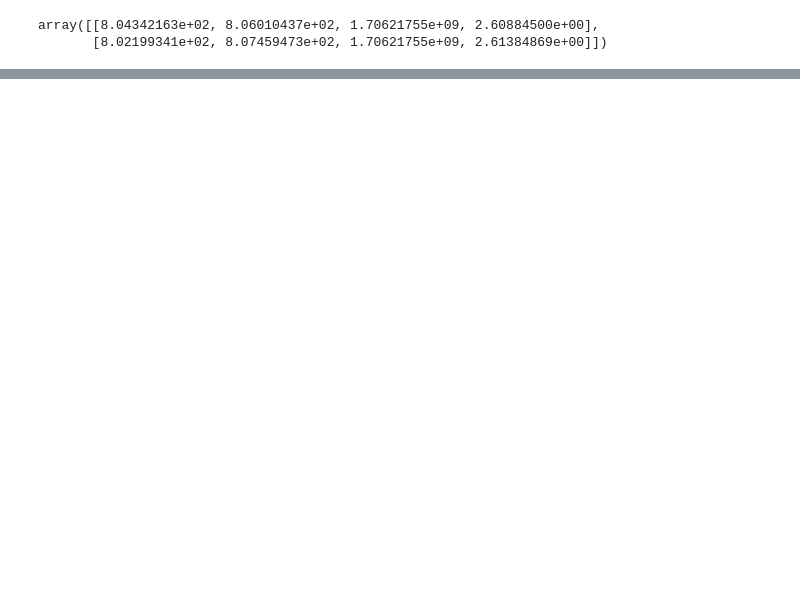
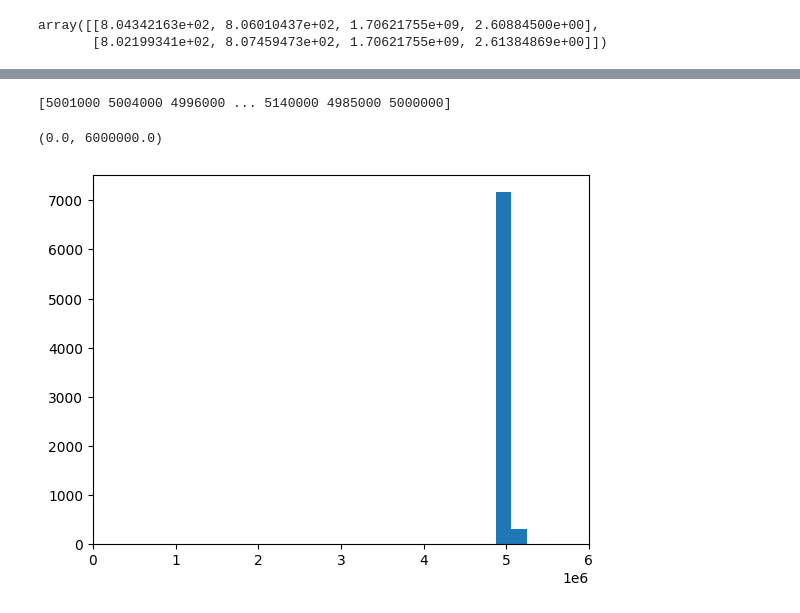
Before and after one commit to pupil-labs/pl-neon-recording, a Jupyter notebook: dev/dev.ipynb, the cells around one changed output, grey strips where cells are left out. Drawn from its saved outputs; the diff is of its cells as text; code cells hidden in the pictures; blank space fills up the shorter version.

```diff
--- a/dev/dev.ipynb
+++ b/dev/dev.ipynb
@@ -701,0 +809,11 @@ array([[8.04342163e+02, 8.06010437e+02, 1.70621755e+09, 2.60884500e+00],
+# %%
+eye_time = _neon_raw_time_load('../tests/test_data/2024-01-25_22-19-10_test-f96b6e36/Neon Sensor Module v1 ps1.time')
+eye_time_aux = _neon_raw_time_load('../tests/test_data/2024-01-25_22-19-10_test-f96b6e36/Neon Sensor Module v1 ps1.time_aux')
+# %%
+print(np.diff(eye_time))
+plt.hist(np.diff(eye_time), bins=1000)
+plt.xlim(0, 6000000)
+# %% [output]
+[5001000 5004000 4996000 ... 5140000 4985000 5000000]
+(0.0, 6000000.0)
+[figure, added]
```
Also changed, not shown: parts of 31 cells of this notebook, 5 other files.
